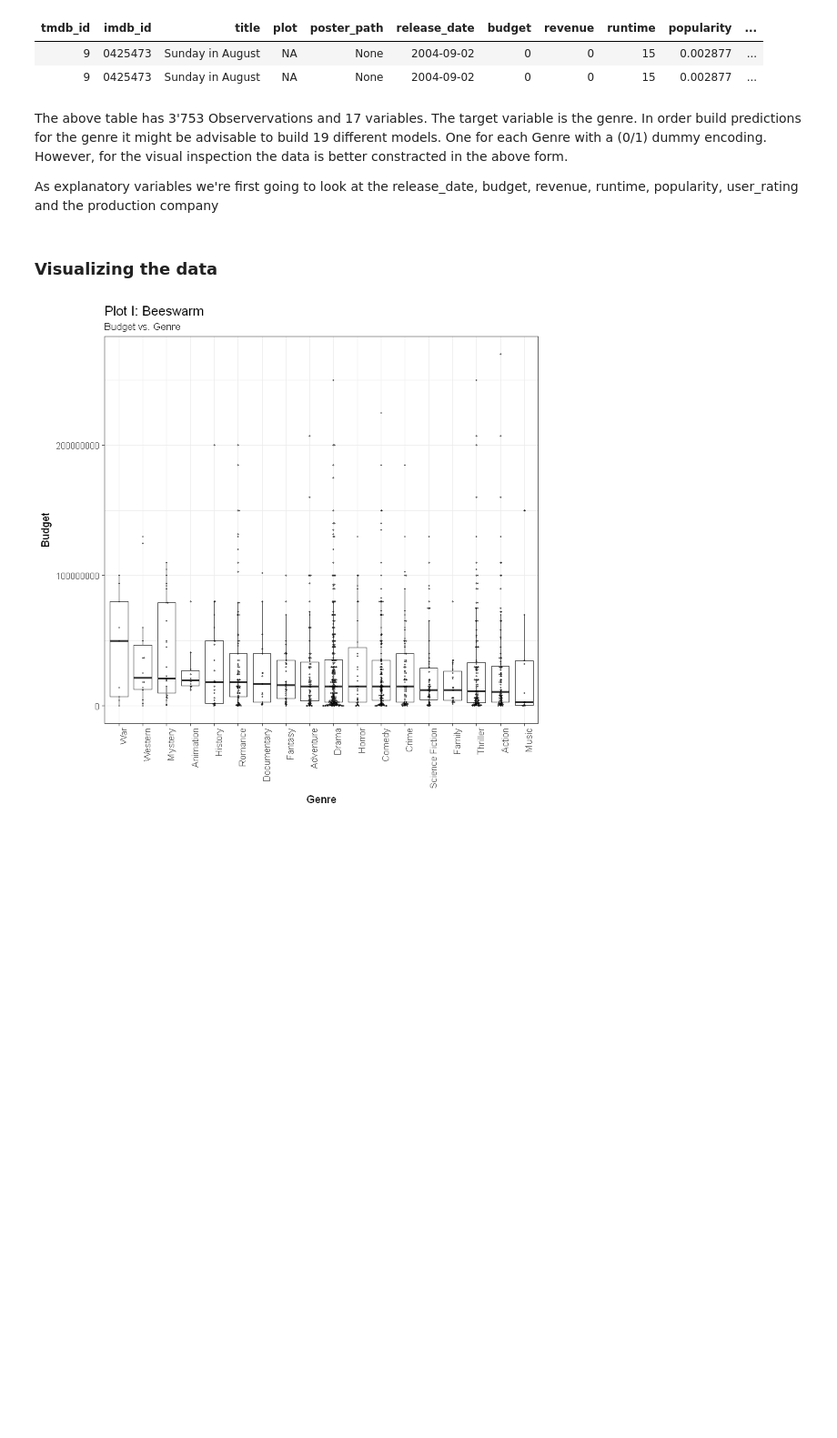
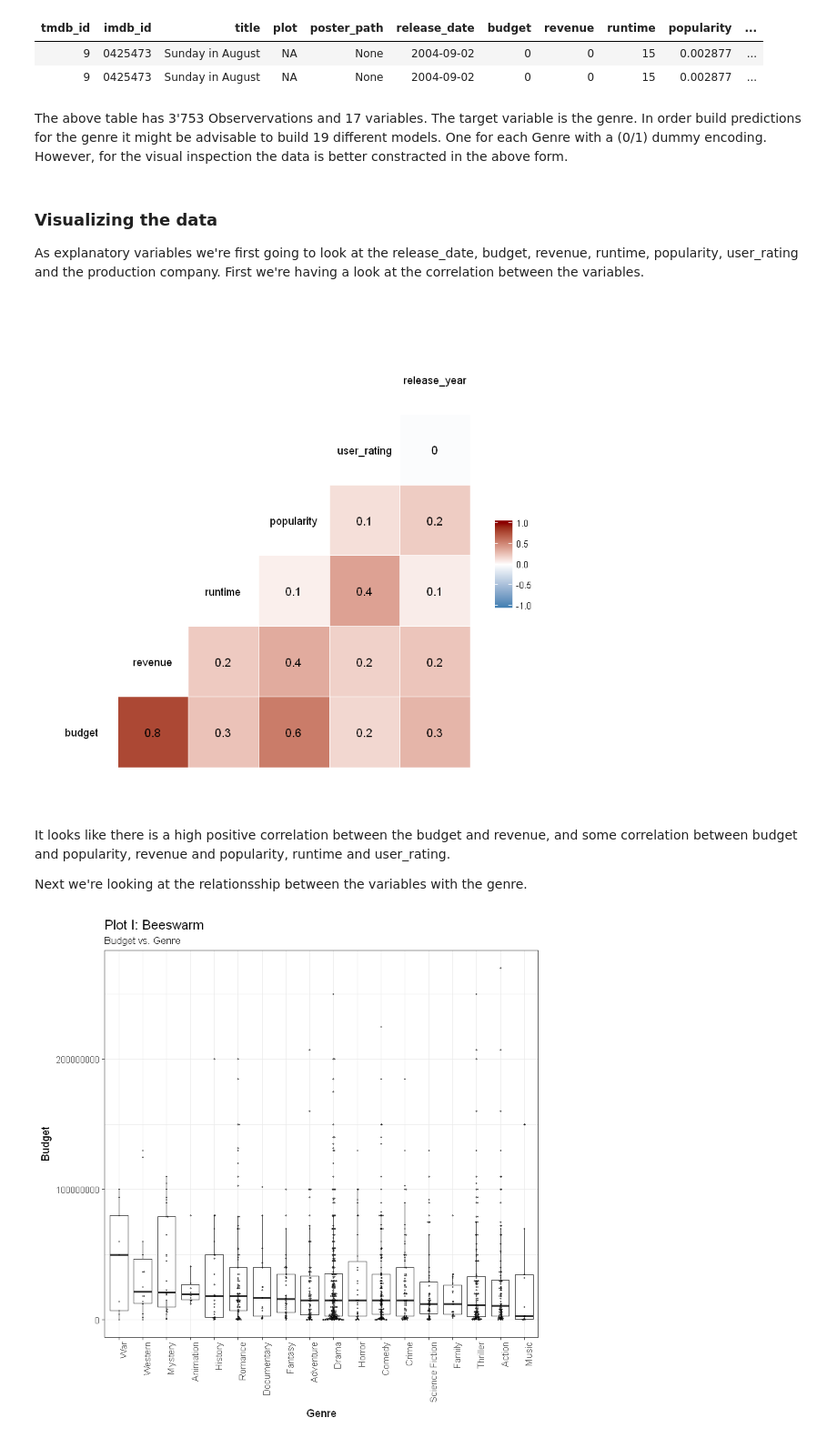
Before and after one commit to greenore/deep-learning-project, a Jupyter notebook: milestone1/Milestone1.ipynb, the cells around one changed output. Shown: that part at 91% size. Cells and saved outputs as stored; diff of their text form; code cells hidden in the pictures; blank space fills up the shorter version.

Commit message:
add cor plot

```diff
--- a/milestone1/Milestone1.ipynb
+++ b/milestone1/Milestone1.ipynb
@@ -351,10 +353,19 @@ df_merge[1:2, ]
 | 9 | 0425473 | Sunday in August | NA | None | 2004-09-02 | 0 | 0 | 15 | 0.002877 | ... |
 # %% [markdown]
 The above table has 3'753 Observervations and 17 variables. The target variable is the genre. In order build predictions for the genre it might be advisable to build 19 different models. One for each Genre with a (0/1) dummy encoding. However, for the visual inspection the data is better constracted in the above form.
-
-As explanatory variables we're first going to look at the release_date, budget, revenue, runtime, popularity, user_rating and the production company
-# %% [markdown]
-### Visualizing the data
+# %% [markdown]
+### Visualizing the data
+
+As explanatory variables we're first going to look at the release_date, budget, revenue, runtime, popularity, user_rating and the production company. First we're having a look at the correlation between the variables.
+# %%
+ggcorr(df_train[, c("budget", "revenue", "runtime", "popularity", "user_rating", "release_year")],
+       low = "steelblue", mid = "white", high = "darkred", , label=TRUE)
+# %% [output]
+[figure, added]
+# %% [markdown]
+It looks like there is a high positive correlation between the budget and revenue, and some correlation between budget and popularity, revenue and popularity, runtime and user_rating.
+
+Next we're looking at the relationsship between the variables with the genre.
 # %%
 # Budget
 beeplot(df_train, "genres", "budget", title="Plot I: Beeswarm",
```
Also changed, not shown: parts of 9 cells of this notebook, 1 other file.
